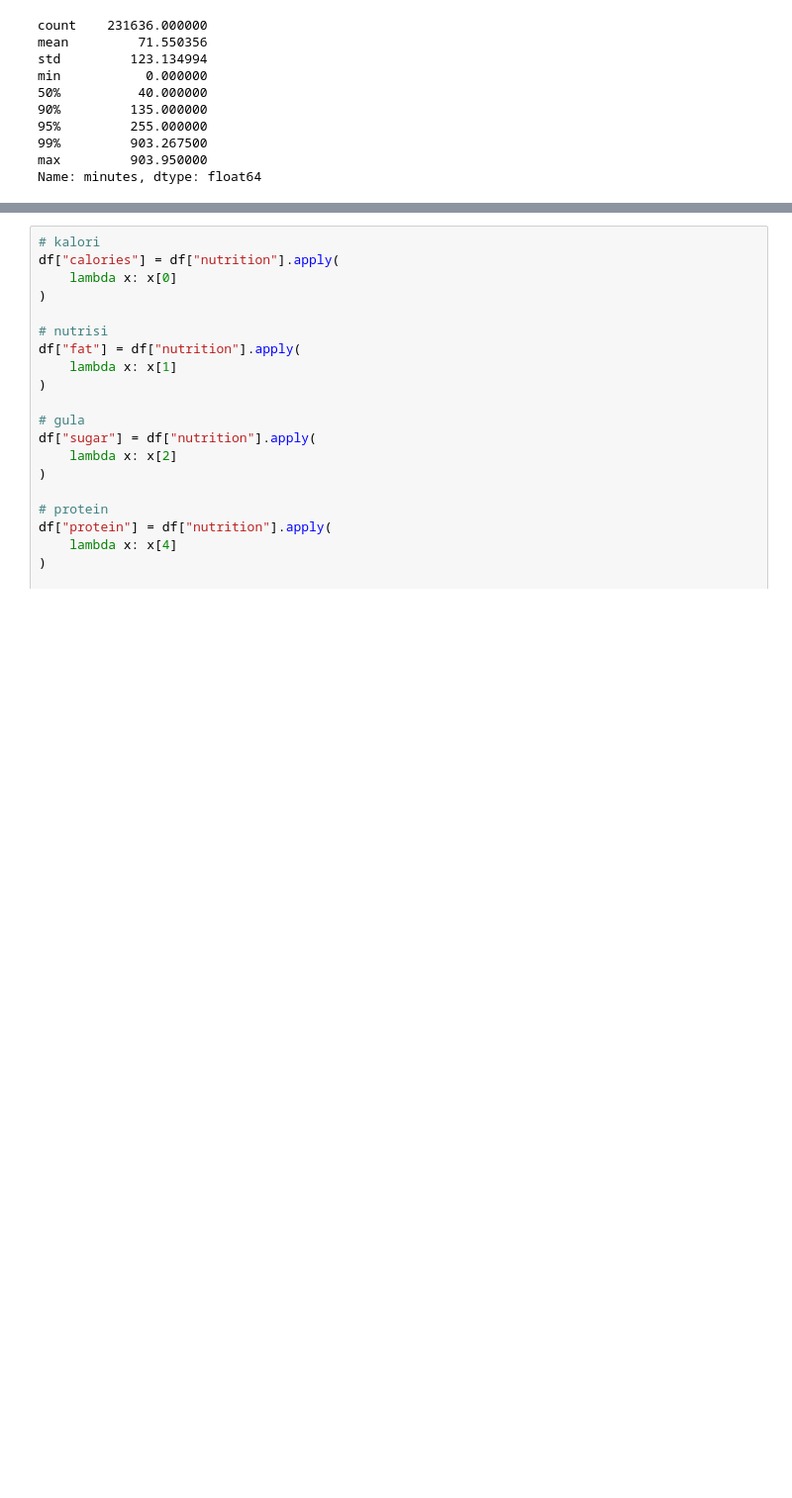
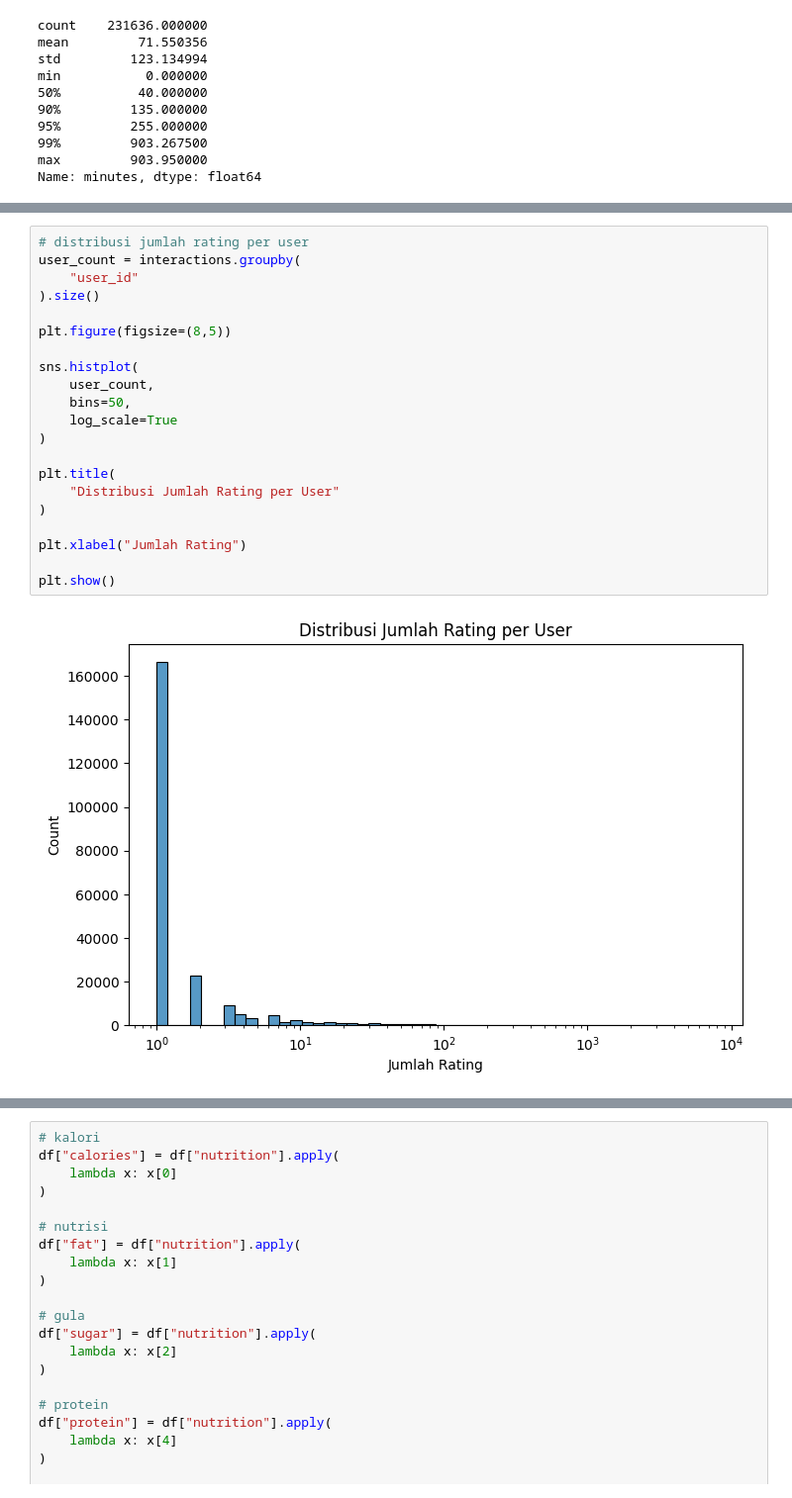
Before and after one commit to ImeShoukat/recipe-recommendation-system, a Jupyter notebook: recomendation_system_recepies.ipynb, the cells around one changed output, grey strips where cells are left out. Shown at 99% size. Drawn from its saved outputs; the diff is of its cells as text; blank space fills up the shorter version.

```diff
--- a/recomendation_system_recepies.ipynb
+++ b/recomendation_system_recepies.ipynb
@@ -327,0 +474,23 @@ plt.show()
+# %%
+# distribusi jumlah rating per user
+user_count = interactions.groupby(
+    "user_id"
+).size()
+
+plt.figure(figsize=(8,5))
+
+sns.histplot(
+    user_count,
+    bins=50,
+    log_scale=True
+)
+
+plt.title(
+    "Distribusi Jumlah Rating per User"
+)
+
+plt.xlabel("Jumlah Rating")
+
+plt.show()
+# %% [output]
+[figure, added]
```
Also changed, not shown: parts of 114 cells of this notebook, 2 other files.
